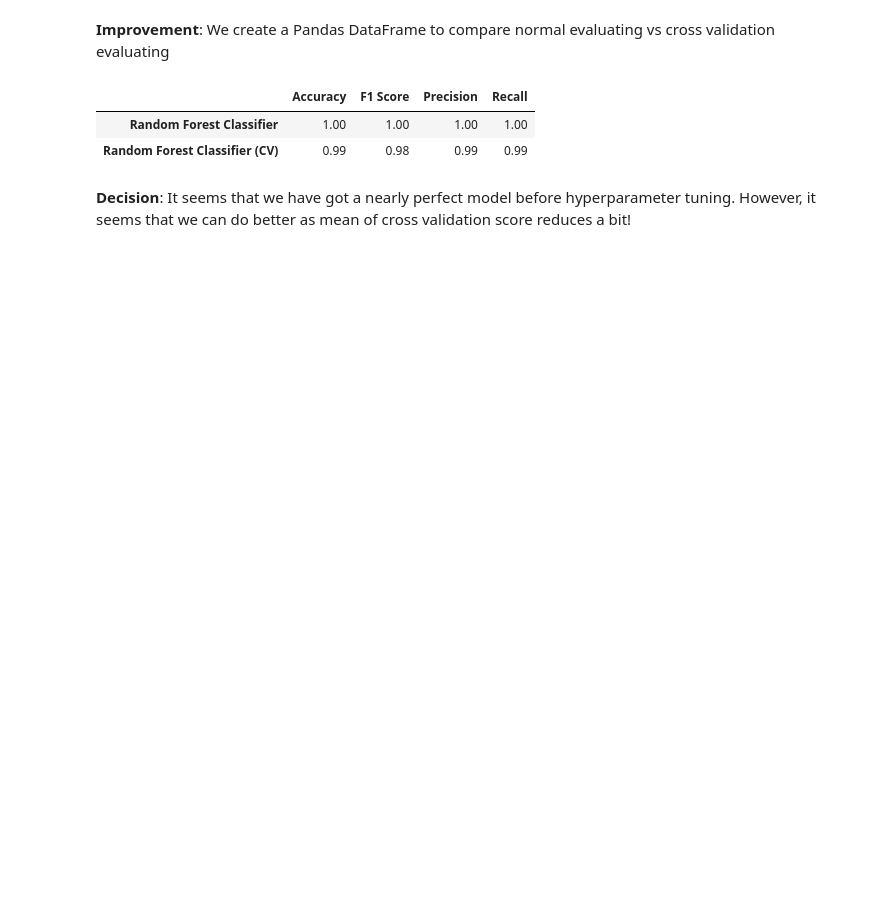
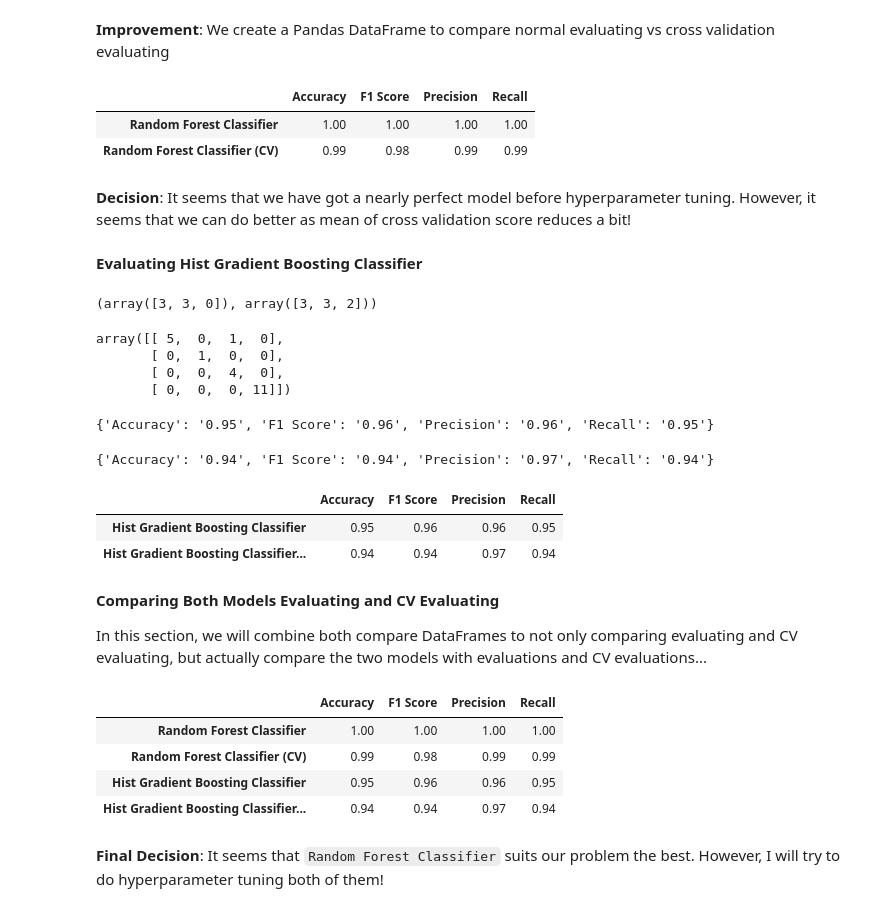
Before and after one commit to BytiAX/obesity-classification, a Jupyter notebook: notebooks/obesity-classification.ipynb, the cells around one changed output. Saved outputs shown, nothing was run; the diff lists cells and outputs as text; code cells hidden in the pictures; blank space fills up the shorter version.

Commit message:
HistGradientBoostingClassifier estimator evaluated

```diff
--- a/notebooks/obesity-classification.ipynb
+++ b/notebooks/obesity-classification.ipynb
@@ -563,7 +563,7 @@ def evaluate_cv(model, X, y, cv):
     # cross validation our model with different `scoring` parameters
     acc = cross_val_score(model, X, y, cv=cv, scoring="accuracy")
     f1 = cross_val_score(model, X, y, cv=cv, scoring="f1_weighted")
-    prec = cross_val_score(model, X, y, cv=cv, scoring="precision_weighted")
+    prec = cross_val_score(model, X, y, cv=cv, scoring=make_scorer(precision_score, average="weighted", zero_division=1))
     recall = cross_val_score(model, X, y, cv=cv, scoring="recall_weighted")
 
     # Creating a dictionary which holds the name of the `scoring` parameter and the value we got from the func
@@ -613,3 +613,52 @@ clf_compare
 | Random Forest Classifier (CV) | 0.99 | 0.98 | 0.99 | 0.99 |
 # %% [markdown]
 **Decision**: It seems that we have got a nearly perfect model before hyperparameter tuning. However, it seems that we can do better as mean of cross validation score reduces a bit!
+# %% [markdown]
+**Evaluating Hist Gradient Boosting Classifier**
+# %%
+y_test[:3], hclf_y_preds[:3]
+# %% [output]
+(array([3, 3, 0]), array([3, 3, 2]))
+# %%
+# Confusion Matrix
+confusion_matrix(y_test, hclf_y_preds)
+# %% [output]
+array([[ 5,  0,  1,  0],
+       [ 0,  1,  0,  0],
+       [ 0,  0,  4,  0],
+       [ 0,  0,  0, 11]])
+# %%
+# Evaluating the model with `evaluate()` func
+hclf_eval = evaluate(y_test, hclf_y_preds)
+hclf_eval
+# %% [output]
+{'Accuracy': '0.95', 'F1 Score': '0.96', 'Precision': '0.96', 'Recall': '0.95'}
+# %%
+# CrossValidate evaluating the model with `evaluate_cv()` func
+hclf_cross_val = evaluate_cv(hclf, X, y, 10)
+hclf_cross_val
+# %% [output]
+{'Accuracy': '0.94', 'F1 Score': '0.94', 'Precision': '0.97', 'Recall': '0.94'}
+# %%
+# Creating a Pandas DataFrame to compare our evaluations better
+hclf_compare = pd.DataFrame(data=[hclf_eval, hclf_cross_val], index=["Hist Gradient Boosting Classifier", "Hist Gradient Boosting Classifier (CV)"])
+hclf_compare
+# %% [output]
+|  | Accuracy | F1 Score | Precision | Recall |
+| Hist Gradient Boosting Classifier | 0.95 | 0.96 | 0.96 | 0.95 |
+| Hist Gradient Boosting Classifier... | 0.94 | 0.94 | 0.97 | 0.94 |
+# %% [markdown]
+**Comparing Both Models Evaluating and CV Evaluating**
+
+In this section, we will combine both compare DataFrames to not only comparing evaluating and CV evaluating, but actually compare the two models with evaluations and CV evaluations...
+# %%
+models_compare = pd.concat([clf_compare, hclf_compare])
+models_compare
+# %% [output]
+|  | Accuracy | F1 Score | Precision | Recall |
+| Random Forest Classifier | 1.00 | 1.00 | 1.00 | 1.00 |
+| Random Forest Classifier (CV) | 0.99 | 0.98 | 0.99 | 0.99 |
+| Hist Gradient Boosting Classifier | 0.95 | 0.96 | 0.96 | 0.95 |
+| Hist Gradient Boosting Classifier... | 0.94 | 0.94 | 0.97 | 0.94 |
+# %% [markdown]
+**Final Decision**: It seems that `Random Forest Classifier` suits our problem the best. However, I will try to do hyperparameter tuning both of them!
```
Also changed, not shown: parts of 2 cells of this notebook.
